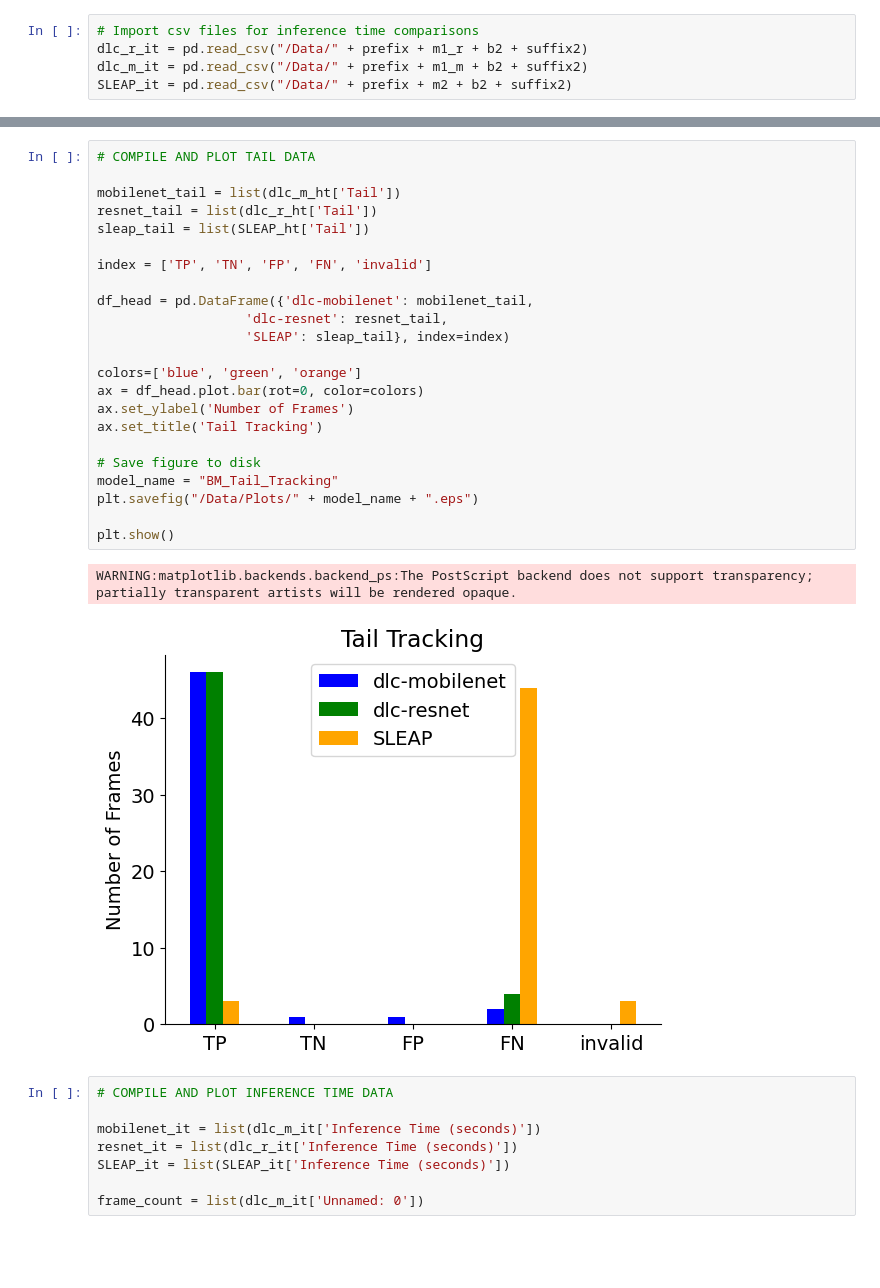
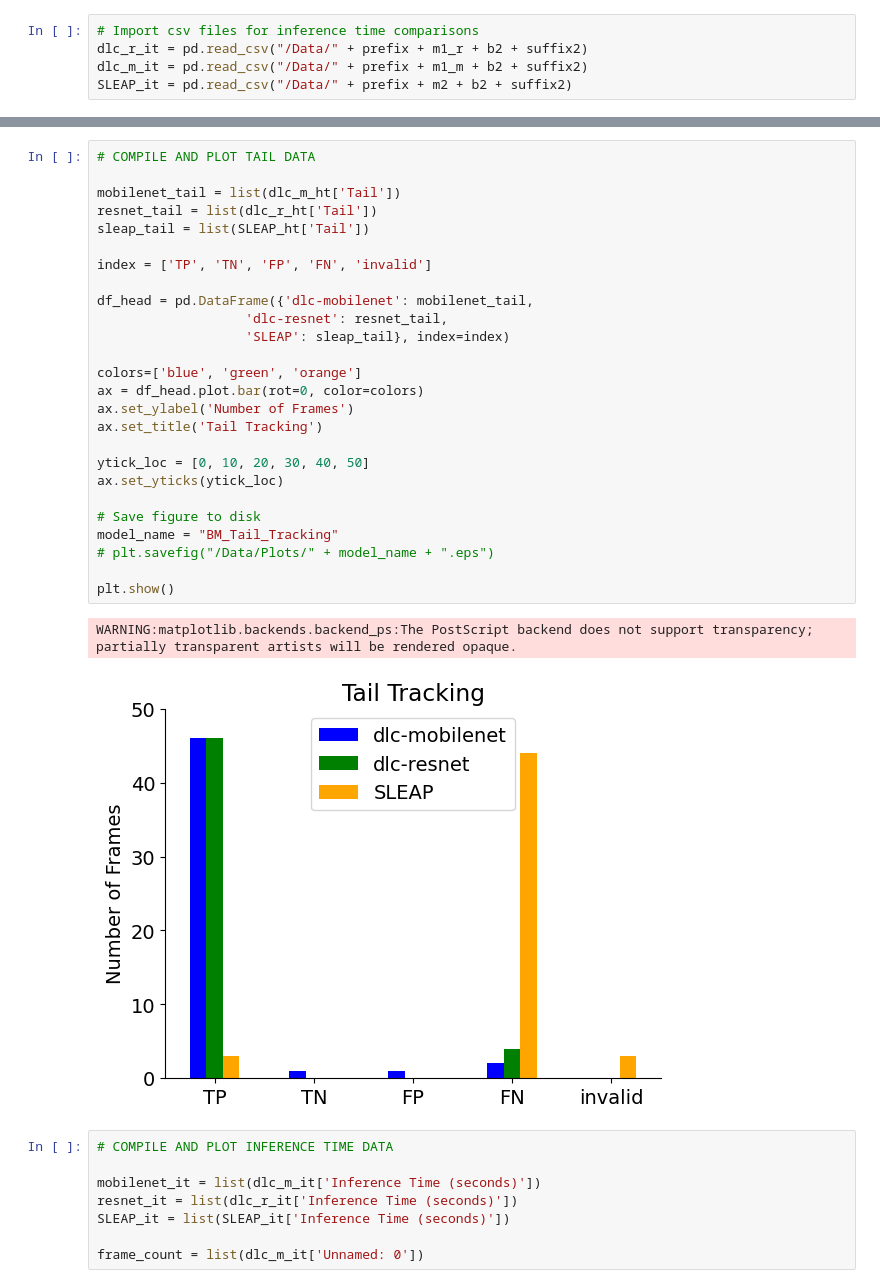
Before and after one commit to bsbrl/General_Helper_Codes, a Jupyter notebook: Model_Evaluation/Model_Evaluation_Plots.ipynb, the cells around one changed output, grey strips where cells are left out. Saved outputs shown, nothing was run; the diff lists cells and outputs as text; blank space fills up the shorter version.

```diff
--- a/Model_Evaluation/Model_Evaluation_Plots.ipynb
+++ b/Model_Evaluation/Model_Evaluation_Plots.ipynb
@@ -273,29 +270,32 @@ WARNING:matplotlib.backends.backend_ps:The PostScript backend does not support t
 # %%
 # COMPILE AND PLOT TAIL DATA
 
 mobilenet_tail = list(dlc_m_ht['Tail'])
 resnet_tail = list(dlc_r_ht['Tail'])
 sleap_tail = list(SLEAP_ht['Tail'])
 
 index = ['TP', 'TN', 'FP', 'FN', 'invalid']
 
 df_head = pd.DataFrame({'dlc-mobilenet': mobilenet_tail,
                    'dlc-resnet': resnet_tail,
                    'SLEAP': sleap_tail}, index=index)
 
 colors=['blue', 'green', 'orange']
 ax = df_head.plot.bar(rot=0, color=colors)
 ax.set_ylabel('Number of Frames')
 ax.set_title('Tail Tracking')
 
+ytick_loc = [0, 10, 20, 30, 40, 50]
+ax.set_yticks(ytick_loc)
+
 # Save figure to disk
 model_name = "BM_Tail_Tracking"
-plt.savefig("/Data/Plots/" + model_name + ".eps")
+# plt.savefig("/Data/Plots/" + model_name + ".eps")
 
 plt.show()
 # %% [output]
 WARNING:matplotlib.backends.backend_ps:The PostScript backend does not support transparency; partially transparent artists will be rendered opaque.
-[figure, old version]
+[figure, new version]
 # %%
 # COMPILE AND PLOT INFERENCE TIME DATA
 
```
Also changed, not shown: parts of 7 cells of this notebook, 1 other file.
